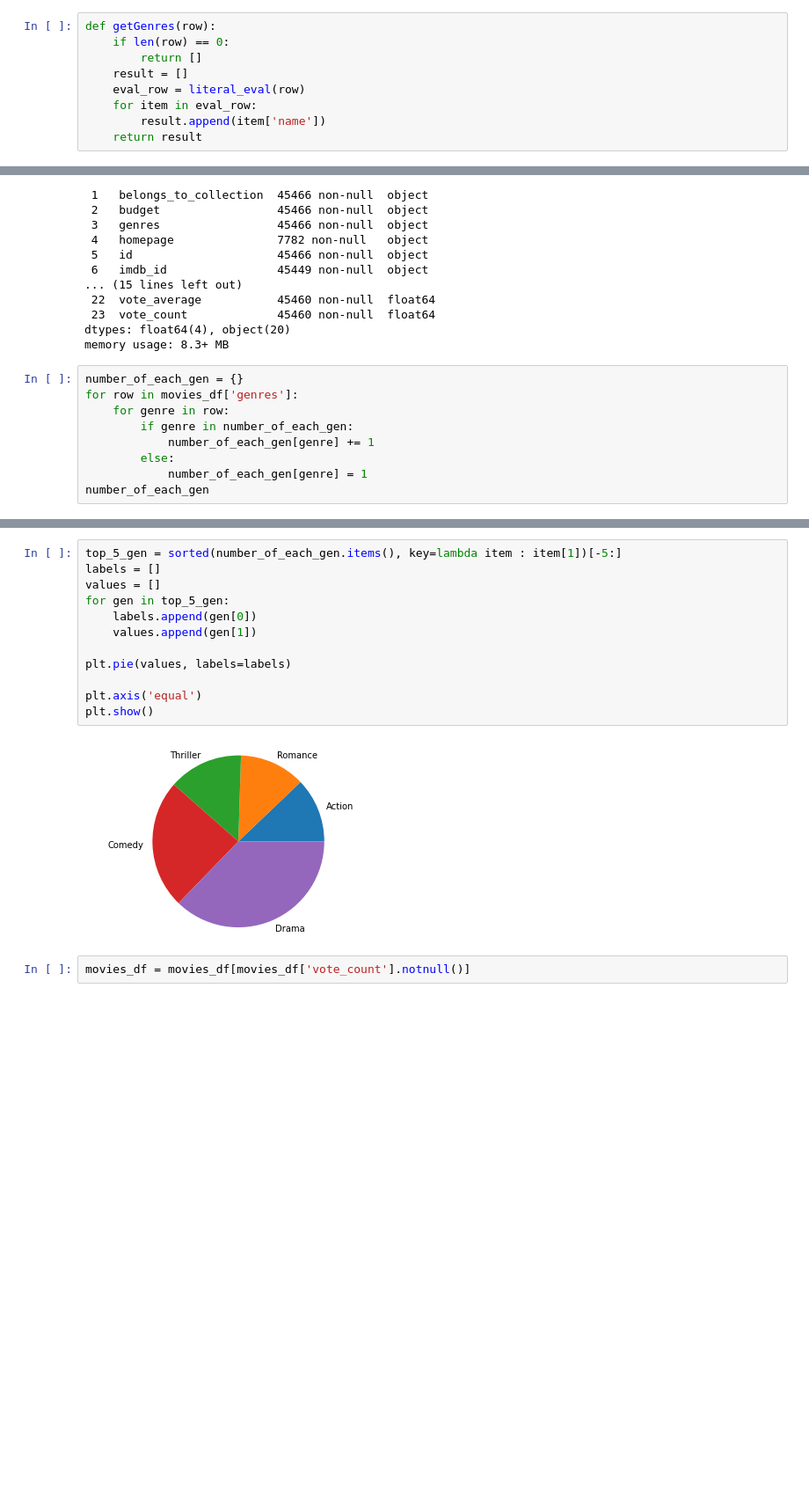
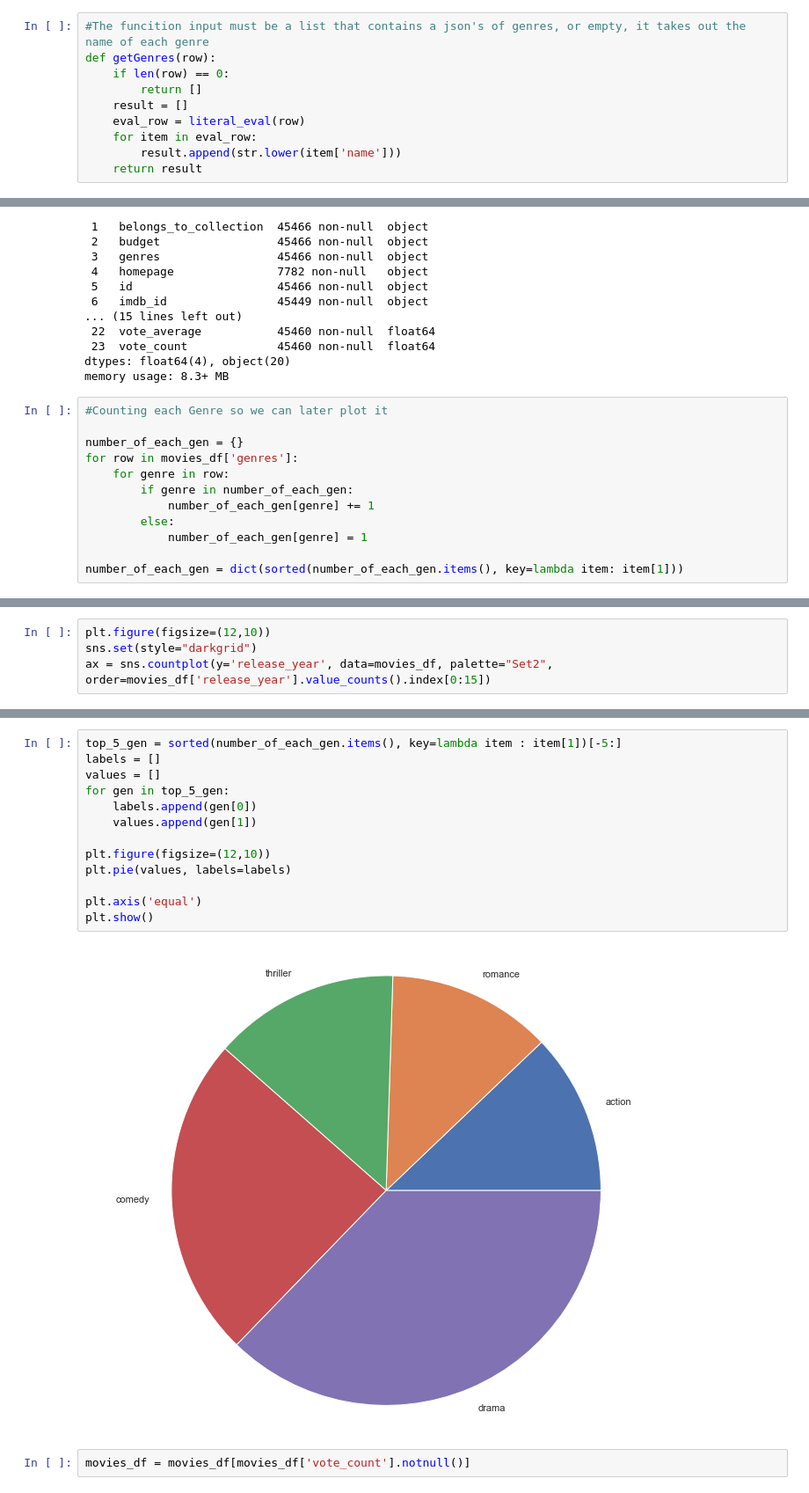
Before and after one commit to N3WBI3Y/Szakdolgozat, a Jupyter notebook: ContentBasedRecommender.ipynb, the cells around one changed output, grey strips where cells are left out. Shown: that part at 88% size. Saved outputs shown, nothing was run; the diff lists cells and outputs as text; blank space fills up the shorter version.

Commit message:
Data formatted for recommendation

```diff
--- a/ContentBasedRecommender.ipynb
+++ b/ContentBasedRecommender.ipynb
@@ -52,11 +24,12 @@ ratings_df.head()
 # %%
+#The funcition input must be a list that contains a json's of genres, or empty, it takes out the name of each genre
 def getGenres(row):
     if len(row) == 0:
         return []
     result = []
     eval_row = literal_eval(row)
     for item in eval_row:
-        result.append(item['name'])
+        result.append(str.lower(item['name']))
     return result
 # %%
 movies_df['genres'] = movies_df['genres'].fillna("").apply(getGenres)
@@ -120,6 +93,8 @@ Data columns (total 24 columns):
 dtypes: float64(4), object(20)
 memory usage: 8.3+ MB
 # %%
+#Counting each Genre so we can later plot it
+
 number_of_each_gen = {}
 for row in movies_df['genres']:
     for genre in row:
@@ -127,4 +102,5 @@ for row in movies_df['genres']:
             number_of_each_gen[genre] += 1
         else:
             number_of_each_gen[genre] = 1
-number_of_each_gen
+
+number_of_each_gen = dict(sorted(number_of_each_gen.items(), key=lambda item: item[1]))
@@ -159,0 +137,4 @@ sns.barplot(x=keys, y=values,ax = ax)
+# %%
+plt.figure(figsize=(12,10))
+sns.set(style="darkgrid")
+ax = sns.countplot(y='release_year', data=movies_df, palette="Set2", order=movies_df['release_year'].value_counts().index[0:15])
@@ -160,17 +143,18 @@ sns.barplot(x=keys, y=values,ax = ax)
 # %%
 top_5_gen = sorted(number_of_each_gen.items(), key=lambda item : item[1])[-5:]
 labels = []
 values = []
 for gen in top_5_gen:
     labels.append(gen[0])
     values.append(gen[1])
 
+plt.figure(figsize=(12,10))
 plt.pie(values, labels=labels)
 
 plt.axis('equal')
 plt.show()
 # %% [output]
-[figure, old version]
+[figure, new version]
 # %%
 movies_df = movies_df[movies_df['vote_count'].notnull()]
 # %%
```
Also changed, not shown: parts of 31 cells of this notebook.
